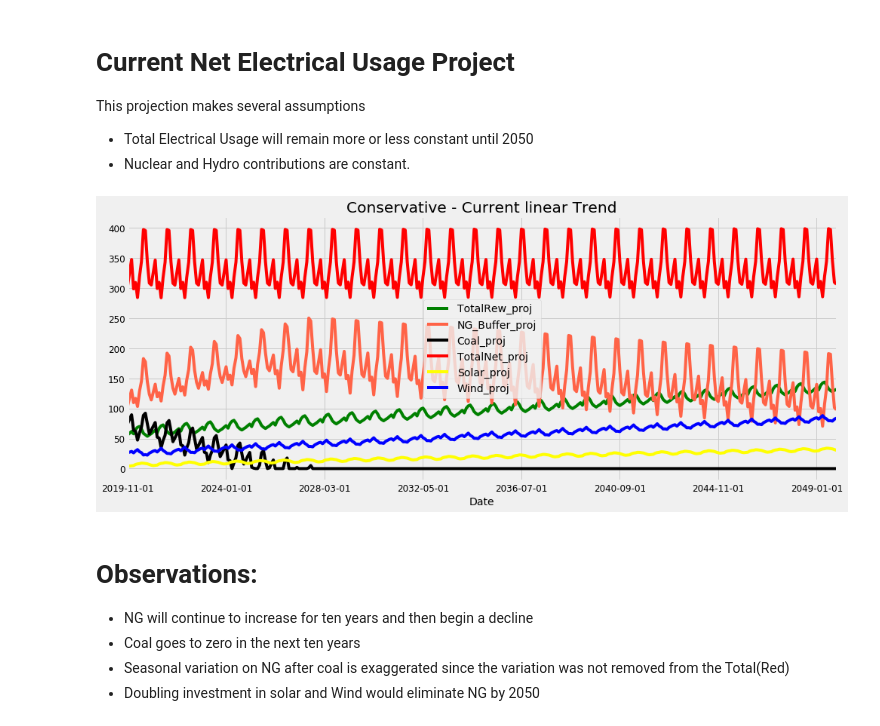
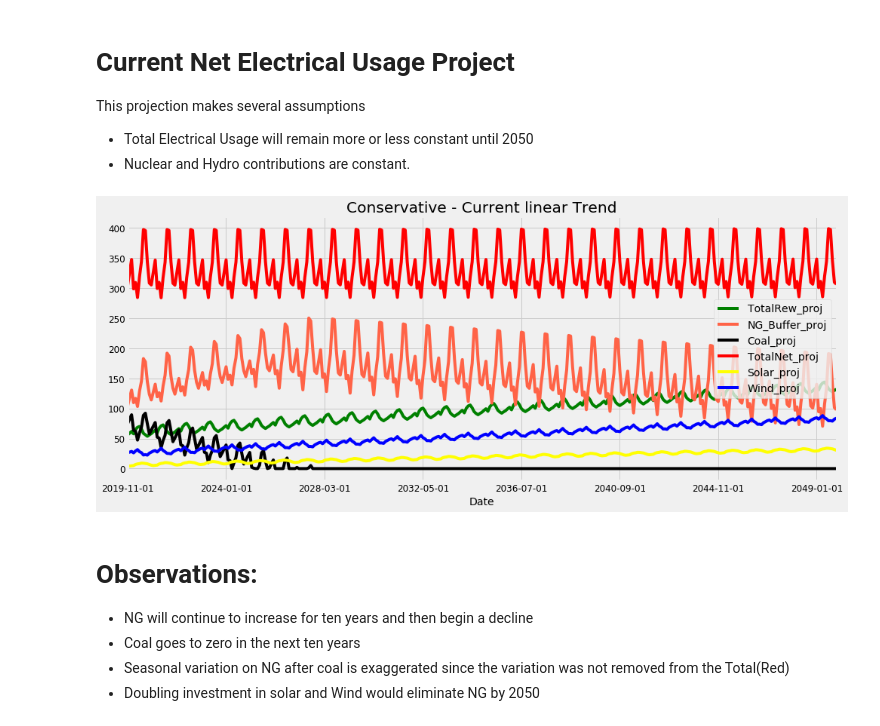
Before and after one commit to Hawkeye3D/Project-3-, a Jupyter notebook: static/python/Analysis 4 - MultiVariate ML.ipynb, the cells around one changed output. Drawn from its saved outputs; the diff is of its cells as text; code cells hidden in the pictures.

```diff
--- a/static/python/Analysis 4 - MultiVariate ML.ipynb
+++ b/static/python/Analysis 4 - MultiVariate ML.ipynb
@@ -694,16 +696,17 @@ This projection makes several assumptions
 # %%
 colors = ['green', 'tomato', 'black','red','yellow','blue']
 c=0
+
 for i in rev_var:
     i.plot(figsize=(15, 6),color=colors[c])
-#     i.plot()
-    plt.legend()
+# #     i.plot()
+    plt.legend(loc='right')
     plt.title("Conservative - Current linear Trend")
     c=c+1
 plt.savefig(baseimgdir + 'NGBuffered_proj.png')
 plt.show()
 # %% [output]
-[figure, old version]
+[figure, new version]
 # %% [markdown]
 # Observations:
  * NG will continue to increase for ten years and then begin a decline
```
Also changed, not shown: parts of 10 cells of this notebook, 1 other file.
